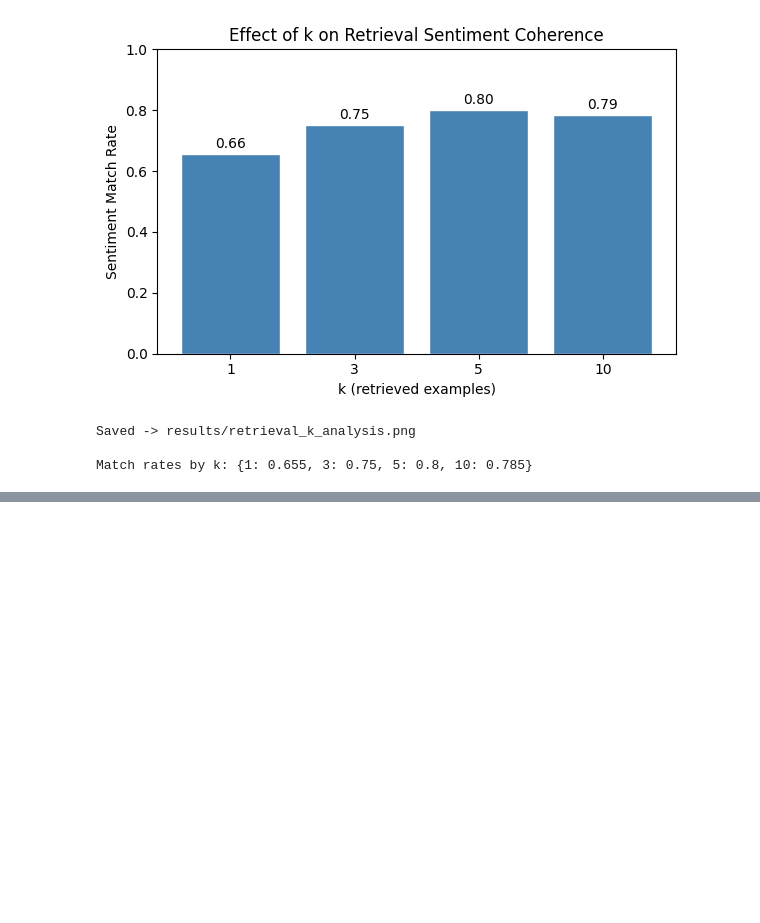
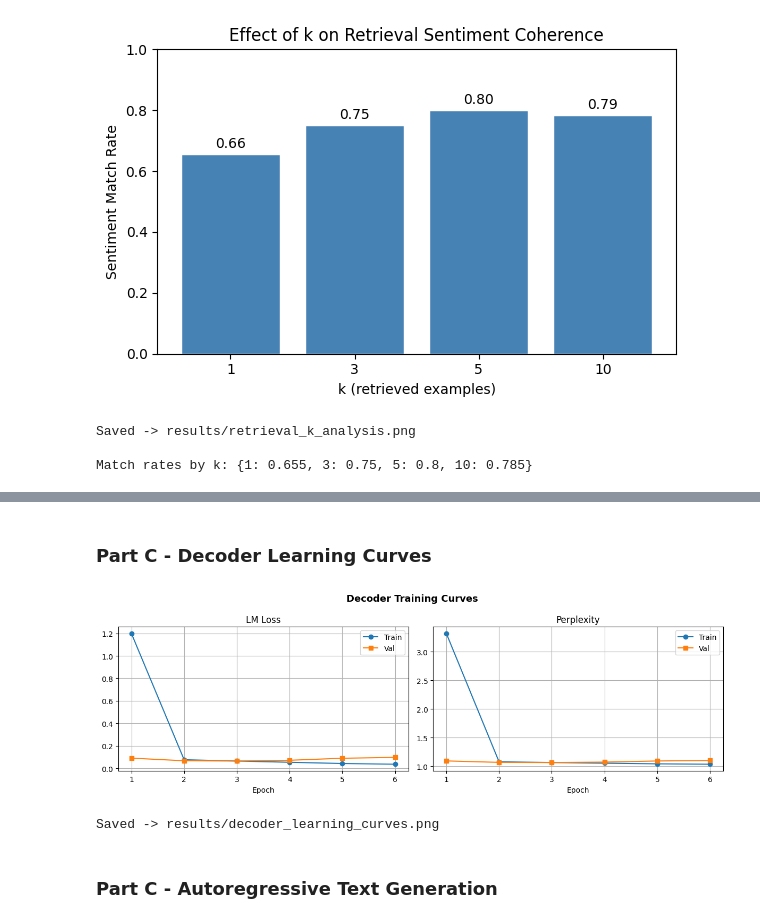
Before and after one commit to abeer-fatima47/i232643-NLP-Assignment3, a Jupyter notebook: i232643-NLP-Assignment3.ipynb, the cells around one changed output, grey strips where cells are left out. Cells and saved outputs as stored; diff of their text form; code cells hidden in the pictures; blank space fills up the shorter version.

Commit message:
Part C: Decoder Model for Explanation Generation

```diff
--- a/i232643-NLP-Assignment3.ipynb
+++ b/i232643-NLP-Assignment3.ipynb
@@ -926,0 +1265,24 @@ Match rates by k: {1: 0.655, 3: 0.75, 5: 0.8, 10: 0.785}
+# %% [markdown]
+### Part C - Decoder Learning Curves
+# %%
+ep = range(1, CFG['dec_epochs'] + 1)
+fig, axes = plt.subplots(1, 2, figsize=(12, 4))
+fig.suptitle('Decoder Training Curves', fontsize=13, fontweight='bold')
+
+axes[0].plot(ep, dec_history['train_loss'], label='Train', marker='o')
+axes[0].plot(ep, dec_history['val_loss'],   label='Val',   marker='s')
+axes[0].set_title('LM Loss'); axes[0].set_xlabel('Epoch'); axes[0].legend(); axes[0].grid(True)
+
+axes[1].plot(ep, dec_history['train_ppl'], label='Train', marker='o')
+axes[1].plot(ep, dec_history['val_ppl'],   label='Val',   marker='s')
+axes[1].set_title('Perplexity'); axes[1].set_xlabel('Epoch'); axes[1].legend(); axes[1].grid(True)
+
+plt.tight_layout()
+plt.savefig('results/decoder_learning_curves.png', bbox_inches='tight')
+plt.show()
+print('Saved -> results/decoder_learning_curves.png')
+# %% [output]
+[figure, added]
+Saved -> results/decoder_learning_curves.png
+# %% [markdown]
+### Part C - Autoregressive Text Generation
```
Also changed, not shown: parts of 17 cells of this notebook.
